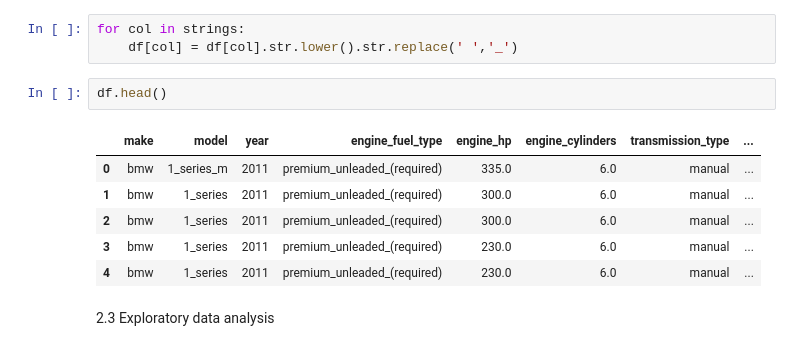
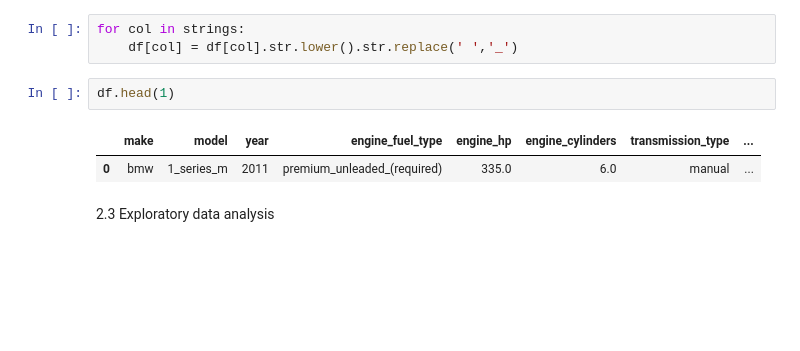
Before and after one commit to czokw1/ml_zoomcamp, a Jupyter notebook: 02-regression/price_prediction_study.ipynb, the cells around one changed output. Saved outputs shown, nothing was run; the diff lists cells and outputs as text; blank space fills up the shorter version.

```diff
--- a/02-regression/price_prediction.ipynb
+++ b/02-regression/price_prediction_study.ipynb
@@ -32,14 +32,10 @@ strings
 for col in strings:
     df[col] = df[col].str.lower().str.replace(' ','_')
 # %%
-df.head()
+df.head(1)
 # %% [output]
 |  | make | model | year | engine_fuel_type | engine_hp | engine_cylinders | transmission_type | ... |
 | 0 | bmw | 1_series_m | 2011 | premium_unleaded_(required) | 335.0 | 6.0 | manual | ... |
-| 1 | bmw | 1_series | 2011 | premium_unleaded_(required) | 300.0 | 6.0 | manual | ... |
-| 2 | bmw | 1_series | 2011 | premium_unleaded_(required) | 300.0 | 6.0 | manual | ... |
-| 3 | bmw | 1_series | 2011 | premium_unleaded_(required) | 230.0 | 6.0 | manual | ... |
-| 4 | bmw | 1_series | 2011 | premium_unleaded_(required) | 230.0 | 6.0 | manual | ... |
 # %% [markdown]
 2.3 Exploratory data analysis
 # %%
```
Also changed, not shown: parts of 49 cells of this notebook.
